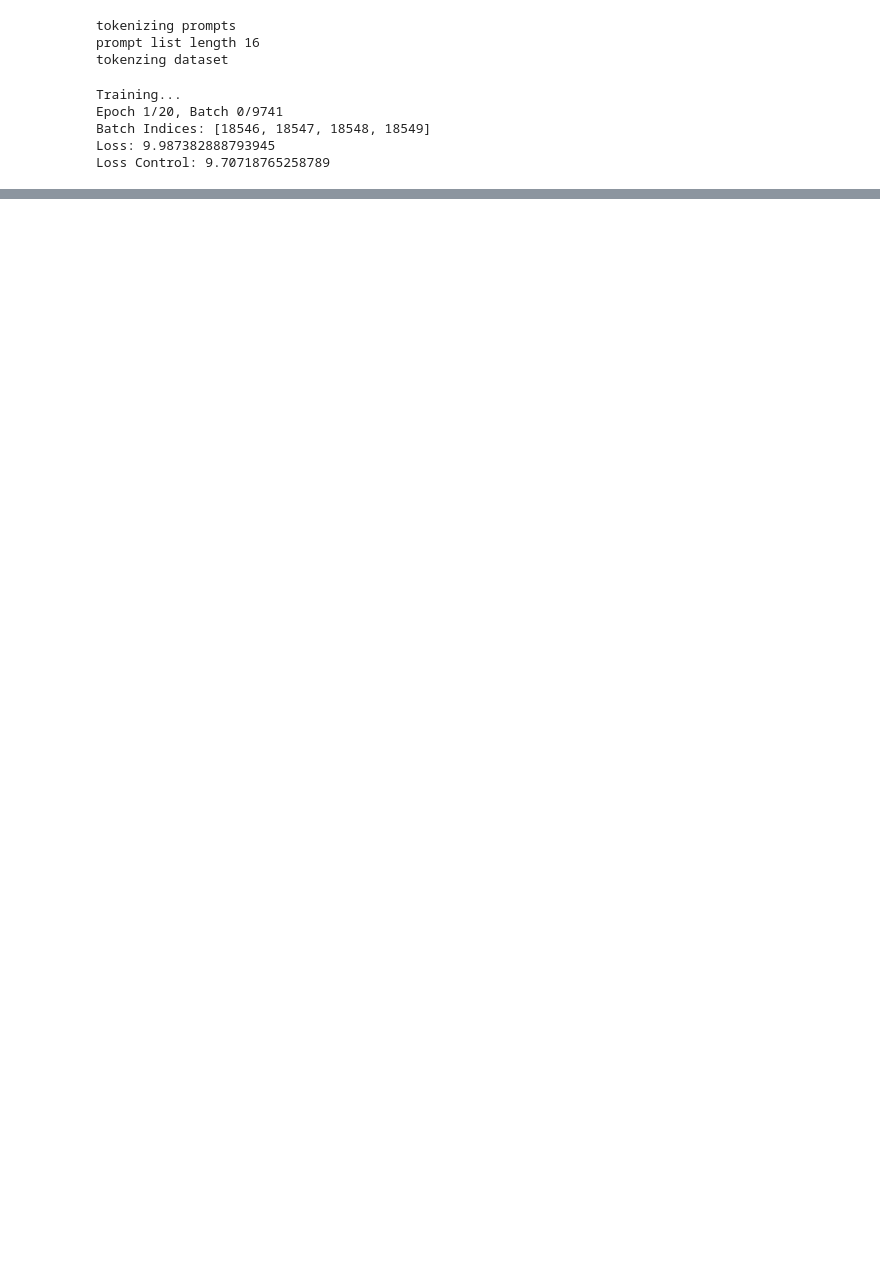
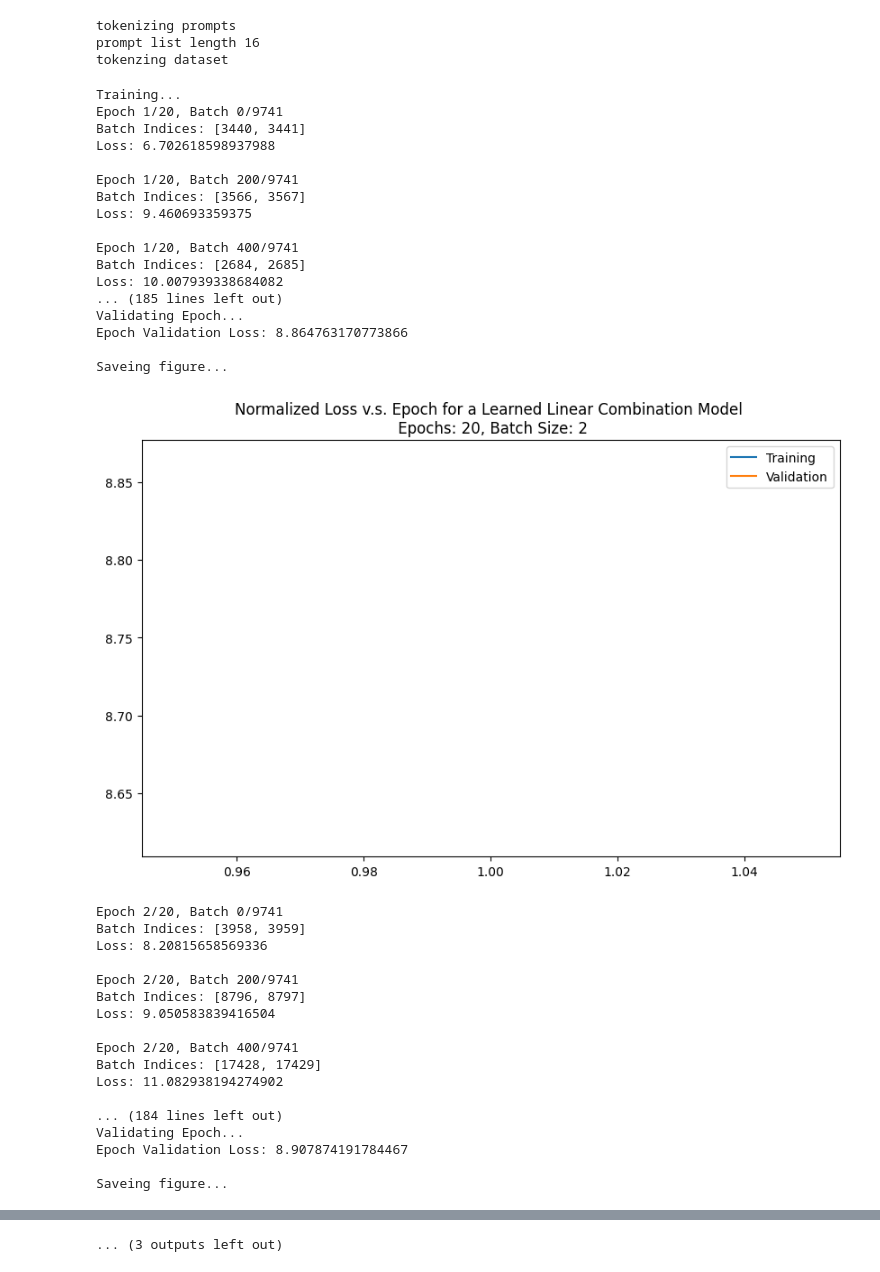
Before and after one commit to ppxscal/nlp_project, a Jupyter notebook: experiment_13/experiment_13.ipynb, the cells around one changed output, grey strips where cells are left out. Saved outputs shown, nothing was run; the diff lists cells and outputs as text; code cells hidden in the pictures; blank space fills up the shorter version.

```diff
--- a/experiment_13/experiment_13.ipynb
+++ b/experiment_13/experiment_13.ipynb
@@ -104,7 +104,7 @@ from torch.utils.data import DataLoader
 
 # Training parameters
 epochs = 20
-batch_size = 4
+batch_size = 2
 device = torch.device('cuda' if torch.cuda.is_available() else 'cpu')
 
 print('Training...')
@@ -112,7 +112,6 @@ print('Training...')
 # Training loop
 projected_losses = []
 validation_losses = []
-control_losses = []
 
 shapes = []
 
@@ -120,7 +119,6 @@ shapes = []
 for epoch in range(epochs):
     epoch_loss_projected = 0
     epoch_loss_validation = 0
-    epoch_loss_control = 0
     for _ in range(0, len(train_dataset), batch_size):
         i = random.randint(0, len(train_dataset) - batch_size + 1 )
         batch = train_dataset[i:i+batch_size]
@@ -150,17 +148,14 @@ for epoch in range(epochs):
 
 
         combined_projected_embeddings = torch.cat([projected_prompt_batch, input_embeddings_projected], dim=1)
-        control_embeddings = input_embeddings_projected.clone().detach().requires_grad_(True)
 
         # Pass the combined embeddings through the model
         outputs_projected = model_projected(inputs_embeds=combined_projected_embeddings, labels=labels)
-        ouputs_control = model_projected(inputs_embeds=control_embeddings, labels=labels)
+
 
         loss_projected = outputs_projected.loss
         epoch_loss_projected += loss_projected.item()
 
-        loss_control = ouputs_control.loss
-        epoch_loss_control += loss_control.item()
 
         optimizer_projected.zero_grad()
         loss_projected.backward(retain_graph=True)
@@ -171,7 +166,6 @@ for epoch in range(epochs):
           print(f'Epoch {epoch+1}/{epochs}, Batch {_}/{len(train_dataset)}')
           print(f'Batch Indices: {[i + k for k in range(i, i+batch_size)]}')
           print(f'Loss: {loss_projected.item()}')
-          print(f'Loss Control: {loss_control.item()}')
           print()
 
     print('Validating Epoch...')
@@ -208,35 +202,63 @@ for epoch in range(epochs):
         loss_validation = outputs_projected.loss
         epoch_loss_validation += loss_validation.item()
 
     epoch_loss_projected /= (len(list(range(0, len(train_dataset), batch_size))))
     epoch_loss_validation /= (len(list(range(0, len(validation_dataset), batch_size))) - 1)
 
     print(f'Epoch Validation Loss: {epoch_loss_validation} \n', end='')
     print()
 
     projected_losses.append(epoch_loss_projected)
     validation_losses.append(epoch_loss_validation)
-    control_losses.append(epoch_loss_control)
 
     # Create a DataFrame with the loss values
     n = len(projected_losses)
 
     # Create the plot
     plt.figure(figsize=(10, 6))
     plt.plot(range(1, n + 1), projected_losses, label='Training')
     plt.plot(range(1, n + 1), validation_losses, label='Validation')
-    plt.plot(range(1, n + 1), control_losses, label='Control')
 
     plt.title(f'Normalized Loss v.s. Epoch for a Learned Linear Combination Model \n Epochs: {epochs}, Batch Size: {batch_size}')
     plt.legend()
 
     # Save the plot as a png file
     print(f'Saveing figure...')
     plt.savefig(f'loss_plot_epoch_{epoch+1}.png')
     plt.show()
 # %% [output]
 Training...
 Epoch 1/20, Batch 0/9741
-Batch Indices: [18546, 18547, 18548, 18549]
-Loss: 9.987382888793945
-Loss Control: 9.70718765258789
+Batch Indices: [3440, 3441]
+Loss: 6.702618598937988
+
+Epoch 1/20, Batch 200/9741
+Batch Indices: [3566, 3567]
+Loss: 9.460693359375
+
+Epoch 1/20, Batch 400/9741
+Batch Indices: [2684, 2685]
+Loss: 10.007939338684082
+... (185 lines left out)
+Validating Epoch...
+Epoch Validation Loss: 8.864763170773866
+
+Saveing figure...
+[figure, added]
+Epoch 2/20, Batch 0/9741
+Batch Indices: [3958, 3959]
+Loss: 8.20815658569336
+
+Epoch 2/20, Batch 200/9741
+Batch Indices: [8796, 8797]
+Loss: 9.050583839416504
+
+Epoch 2/20, Batch 400/9741
+Batch Indices: [17428, 17429]
+Loss: 11.082938194274902
+
+... (184 lines left out)
+Validating Epoch...
+Epoch Validation Loss: 8.907874191784467
+
+Saveing figure...
@@ -242,0 +338 @@ Loss Control: 9.70718765258789
+... (3 outputs left out)
```
Also changed, not shown: parts of 1 cell of this notebook, 7 other files.
